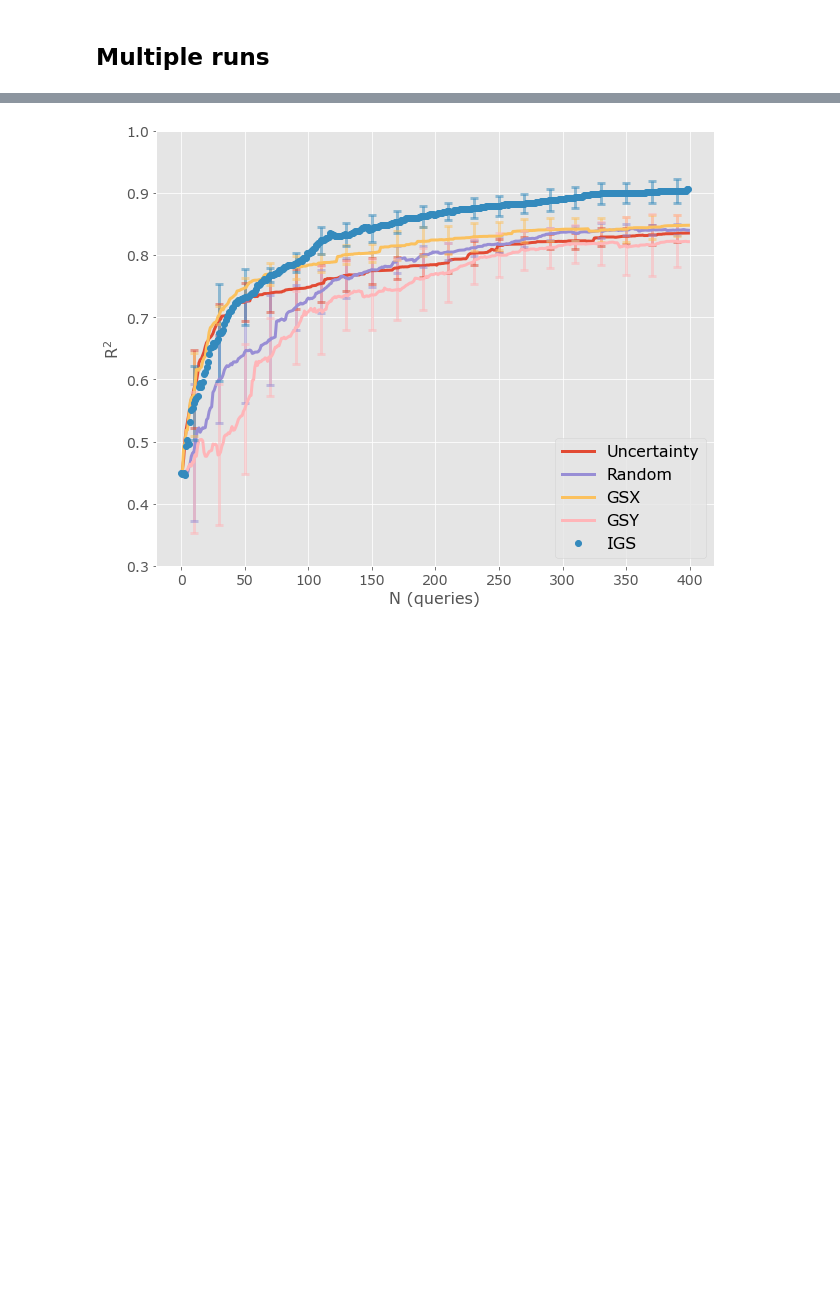
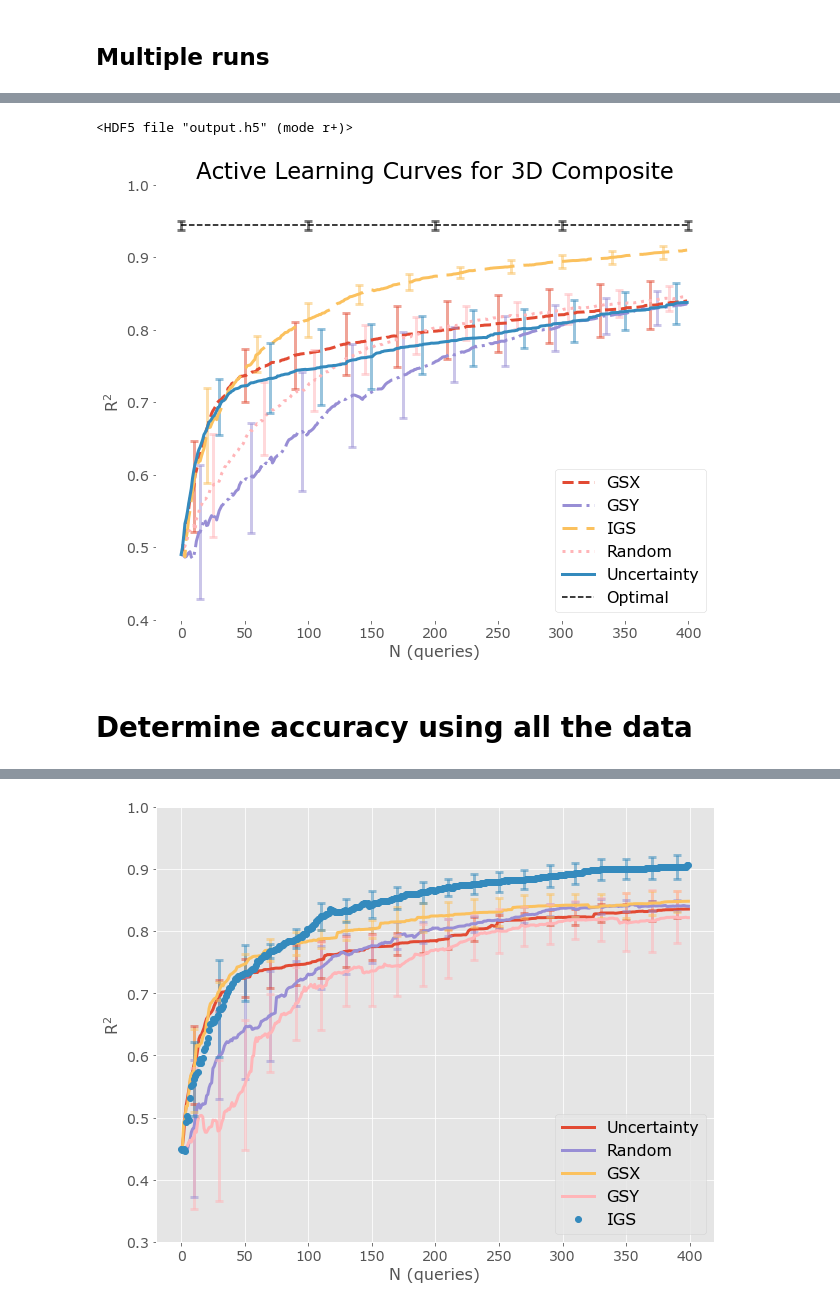
Before and after one commit to usnistgov/active-learning, a Jupyter notebook: active-learning-large.ipynb, the cells around one changed output, grey strips where cells are left out. Drawn from its saved outputs; the diff is of its cells as text; code cells hidden in the pictures; blank space fills up the shorter version.

Commit message:
added 3D figure to paper

```diff
--- a/active-learning-large.ipynb
+++ b/active-learning-large.ipynb
@@ -441,40 +468,46 @@ def run(data, query_func, model_func, n_iter, train_sizes=(0.87, 0.004), batch_s
 # %%
 import matplotlib
 
-def plot_scores(scores, error_freq=20):
+def plot_scores(scores, opt=None, opt_error=None, error_freq=20):
 
     plt.style.use('ggplot')
+    plt.rcParams['axes.facecolor']='w'
     plt.figure(figsize=(10, 8))
     plt.rc('xtick', labelsize=14)    # fontsize of the tick labels
     plt.rc('ytick', labelsize=14)
     ax = plt.gca()
     matplotlib.rc('font', **dict(size=16))
     names = dict(
-        uncertainty='Uncertainty',
-        random="Random",
-        gsx="GSX",
-        gsy="GSY",
-        igs="IGS"
+        uncertainty=('Uncertainty', 'solid'),
+        random=("Random", 'dotted'),
+        gsx=("GSX", 'dashed'),
+        gsy=("GSY", 'dashdot'),
+        igs=("IGS", (5, (10, 3)))
     )
 
+    offset = 10
     for k, v in scores.items():
         y = v['mean']
         x = np.arange(len(y))
-        p = ax.plot(x, y, label=names[k], lw=3)
+        p = ax.plot(x, y, label=names[k][0], lw=3, linestyle=names[k][1])
         e = v['std']
-        if k in ['uncertainty', 'gsx', 'gsy', 'igs', 'random']:
-            xe, ye, ee = x[10::error_freq], y[10::error_freq], e[10::error_freq]
-            ax.errorbar(xe, ye, yerr=ee, alpha=0.5, fmt='o', markersize=0, ecolor=p[-1].get_color(), elinewidth=3, capsize=4, capthick=3)
- #       ax.fill_between(x, y - e, y + e, alpha=0.1)
+        xe, ye, ee = x[offset::error_freq], y[offset::error_freq], e[offset::error_freq]
+        ax.errorbar(xe, ye, yerr=ee, alpha=0.5, ls='none', ecolor=p[-1].get_color(), elinewidth=3, capsize=4, capthick=3)
+        offset += 5
+
+    if opt is not None:
+        xx = [0, 100, 200, 300, 400]
+        yy = [opt] * 5
+        ee = [opt_error] * 5
+        p = ax.plot(xx, yy, 'k--', label='Optimal')
+        ax.errorbar(xx, yy, yerr=ee, alpha=0.5, ls='none', ecolor=p[-1].get_color(), elinewidth=3, capsize=4, capthick=3)
 
     plt.legend(fontsize=16)
     plt.xlabel('N (queries)', fontsize=16)
     plt.ylabel(r'$R^2$', fontsize=16);
-    plt.ylim(0.3, 1)
+    plt.ylim(0.4, 1)
 
-    return ax
-
-#plot_scores(scores)
+    return plt, ax
 # %% [markdown]
 ## Multiple runs
 # %%
@@ -512,0 +560,14 @@ output = run_multiple(x_data_pca, y_data, (0.895, 0.1), learners_gp, 400, 5, 1)
+# %%
+hdfdict.dump(output, 'output.h5')
+# %% [output]
+<HDF5 file "output.h5" (mode r+)>
+# %%
+output_ = hdfdict.load('output.h5')
+# %%
+plt, ax = plot_scores(output_, error_freq=40, opt=0.94435, opt_error=0.0059322)
+plt.title('Active Learning Curves for 3D Composite')
+plt.savefig('plot.png', dpi=200)
+# %% [output]
+[figure, added]
+# %% [markdown]
+# Determine accuracy using all the data
```
Also changed, not shown: parts of 10 cells of this notebook, 1 other file.
